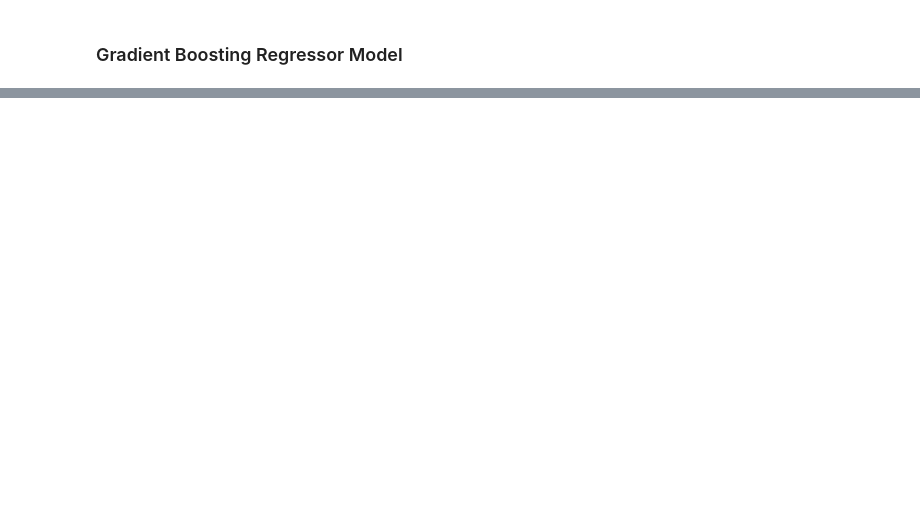
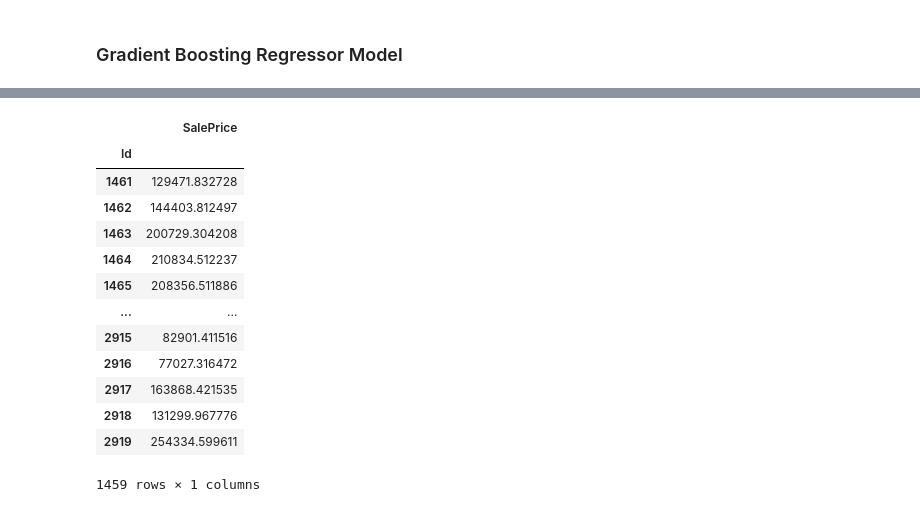
Before and after one commit to Guilhermedbs/House-Prices, a Jupyter notebook: House prices.ipynb, the cells around one changed output, grey strips where cells are left out. Saved outputs shown, nothing was run; the diff lists cells and outputs as text; code cells hidden in the pictures; blank space fills up the shorter version.

```diff
--- a/House prices.ipynb
+++ b/House prices.ipynb
@@ -734,0 +856,3 @@ Text(0, 0.5, 'Real Sale Price')
+# %%
+# Reordering the columns to match exactly
+test_df_trans = test_df_trans[df_trans.columns]
@@ -734,0 +867,21 @@ Text(0, 0.5, 'Real Sale Price')
+# %%
+Id = test_df_trans.index
+# %%
+# Creating Dataframe with the predictions
+submission = pd.DataFrame(saleprice_pred, Id, columns = ['SalePrice'])
+submission
+# %% [output]
+|  | SalePrice |
+| Id |  |
+| 1461 | 129471.832728 |
+| 1462 | 144403.812497 |
+| 1463 | 200729.304208 |
+| 1464 | 210834.512237 |
+| 1465 | 208356.511886 |
+| ... | ... |
+| 2915 | 82901.411516 |
+| 2916 | 77027.316472 |
+| 2917 | 163868.421535 |
+| 2918 | 131299.967776 |
+| 2919 | 254334.599611 |
+1459 rows × 1 columns
```
Also changed, not shown: parts of 33 cells of this notebook, 1 other file.
